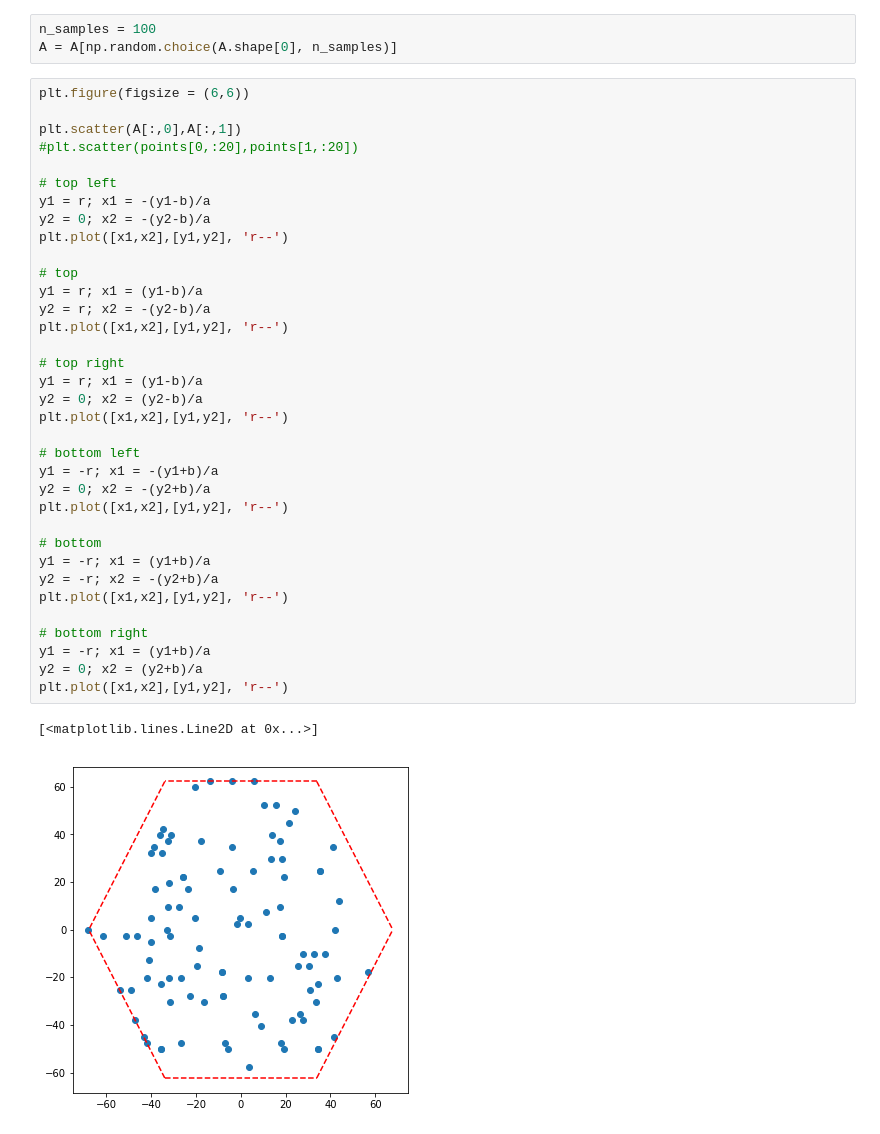
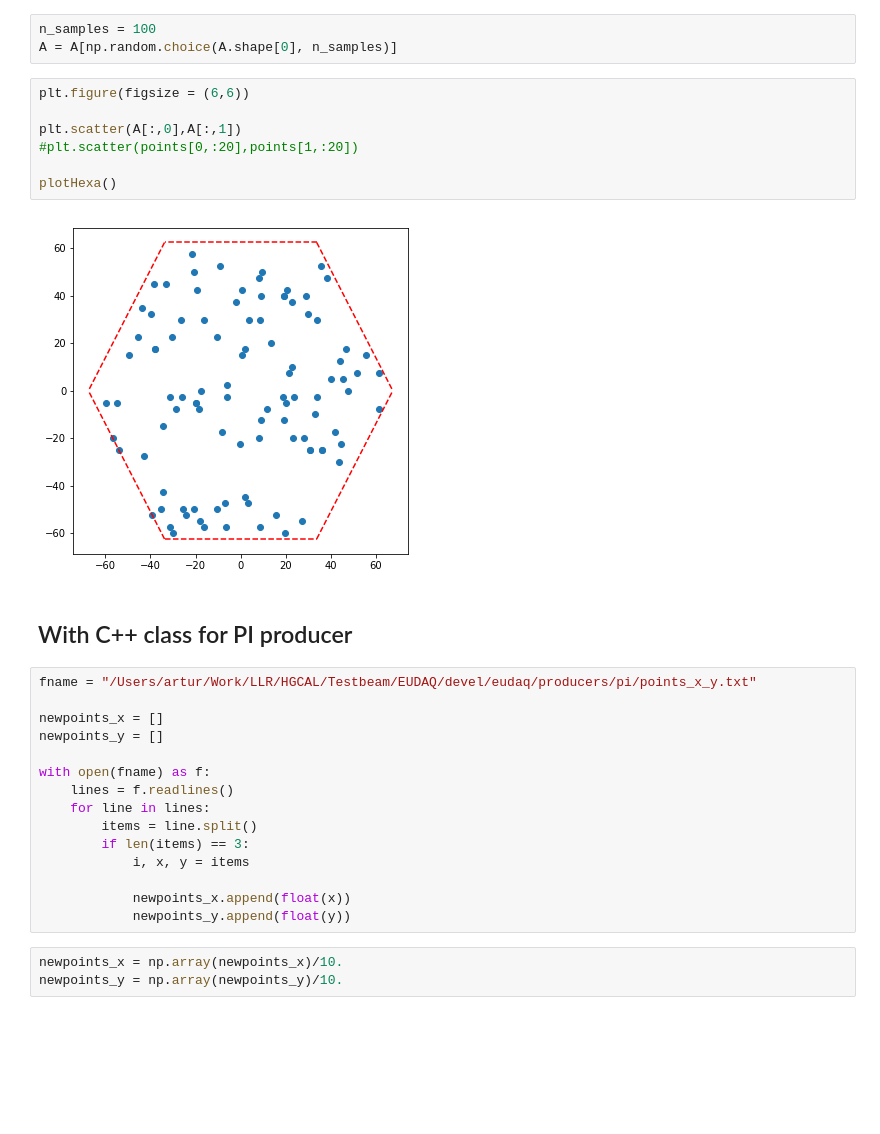
Before and after one commit to lime86/eudaq, a Jupyter notebook: producers/pi/hexa_grid.ipynb, the cells around one changed output. Drawn from its saved outputs; the diff is of its cells as text; blank space fills up the shorter version.

```diff
--- a/producers/pi/hexa_grid.ipynb
+++ b/producers/pi/hexa_grid.ipynb
@@ -174,41 +147,32 @@ A = np.stack((points_x,points_y)).T
 # %%
 n_samples = 100
 A = A[np.random.choice(A.shape[0], n_samples)]
-# %%
-plt.figure(figsize = (6,6))
-
-plt.scatter(A[:,0],A[:,1])
-#plt.scatter(points[0,:20],points[1,:20])
-
-# top left
-y1 = r; x1 = -(y1-b)/a
-y2 = 0; x2 = -(y2-b)/a
-plt.plot([x1,x2],[y1,y2], 'r--')
-
-# top
-y1 = r; x1 = (y1-b)/a
-y2 = r; x2 = -(y2-b)/a
-plt.plot([x1,x2],[y1,y2], 'r--')
-
-# top right
-y1 = r; x1 = (y1-b)/a
-y2 = 0; x2 = (y2-b)/a
-plt.plot([x1,x2],[y1,y2], 'r--')
-
-# bottom left
-y1 = -r; x1 = -(y1+b)/a
-y2 = 0; x2 = -(y2+b)/a
-plt.plot([x1,x2],[y1,y2], 'r--')
-
-# bottom
-y1 = -r; x1 = (y1+b)/a
-y2 = -r; x2 = -(y2+b)/a
-plt.plot([x1,x2],[y1,y2], 'r--')
-
-# bottom right
-y1 = -r; x1 = (y1+b)/a
-y2 = 0; x2 = (y2+b)/a
-plt.plot([x1,x2],[y1,y2], 'r--')
-# %% [output]
-[<matplotlib.lines.Line2D at 0x...>]
-[figure, removed]
+# %%
+plt.figure(figsize = (6,6))
+
+plt.scatter(A[:,0],A[:,1])
+#plt.scatter(points[0,:20],points[1,:20])
+
+plotHexa()
+# %% [output]
+[figure, added]
+# %% [markdown]
+## With C++ class for PI producer
+# %%
+fname = "/Users/artur/Work/LLR/HGCAL/Testbeam/EUDAQ/devel/eudaq/producers/pi/points_x_y.txt"
+
+newpoints_x = []
+newpoints_y = []
+
+with open(fname) as f:
+    lines = f.readlines()
+    for line in lines:
+        items = line.split()
+        if len(items) == 3:
+            i, x, y = items
+
+            newpoints_x.append(float(x))
+            newpoints_y.append(float(y))
+# %%
+newpoints_x = np.array(newpoints_x)/10.
+newpoints_y = np.array(newpoints_y)/10.
```
Also changed, not shown: parts of 9 cells of this notebook.
